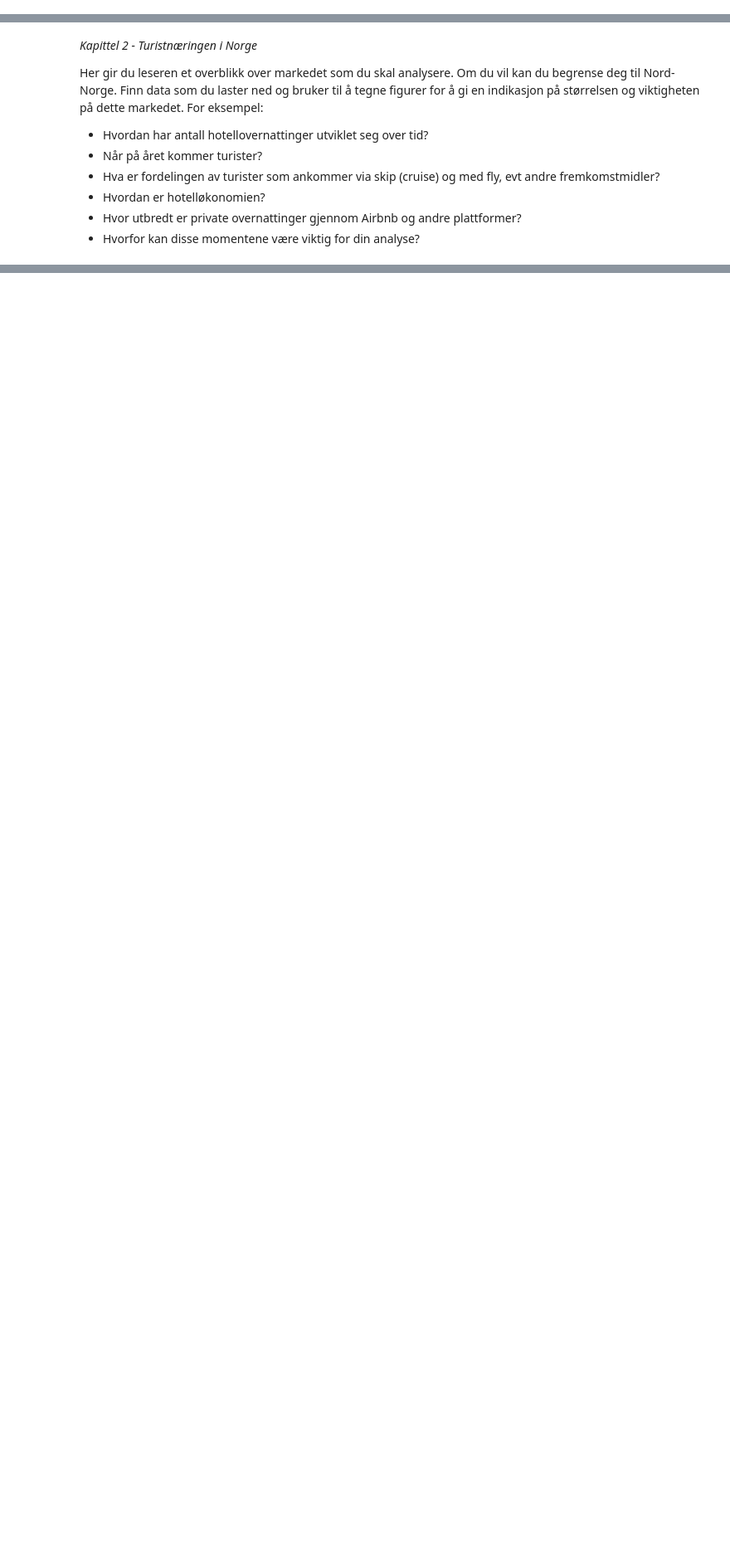
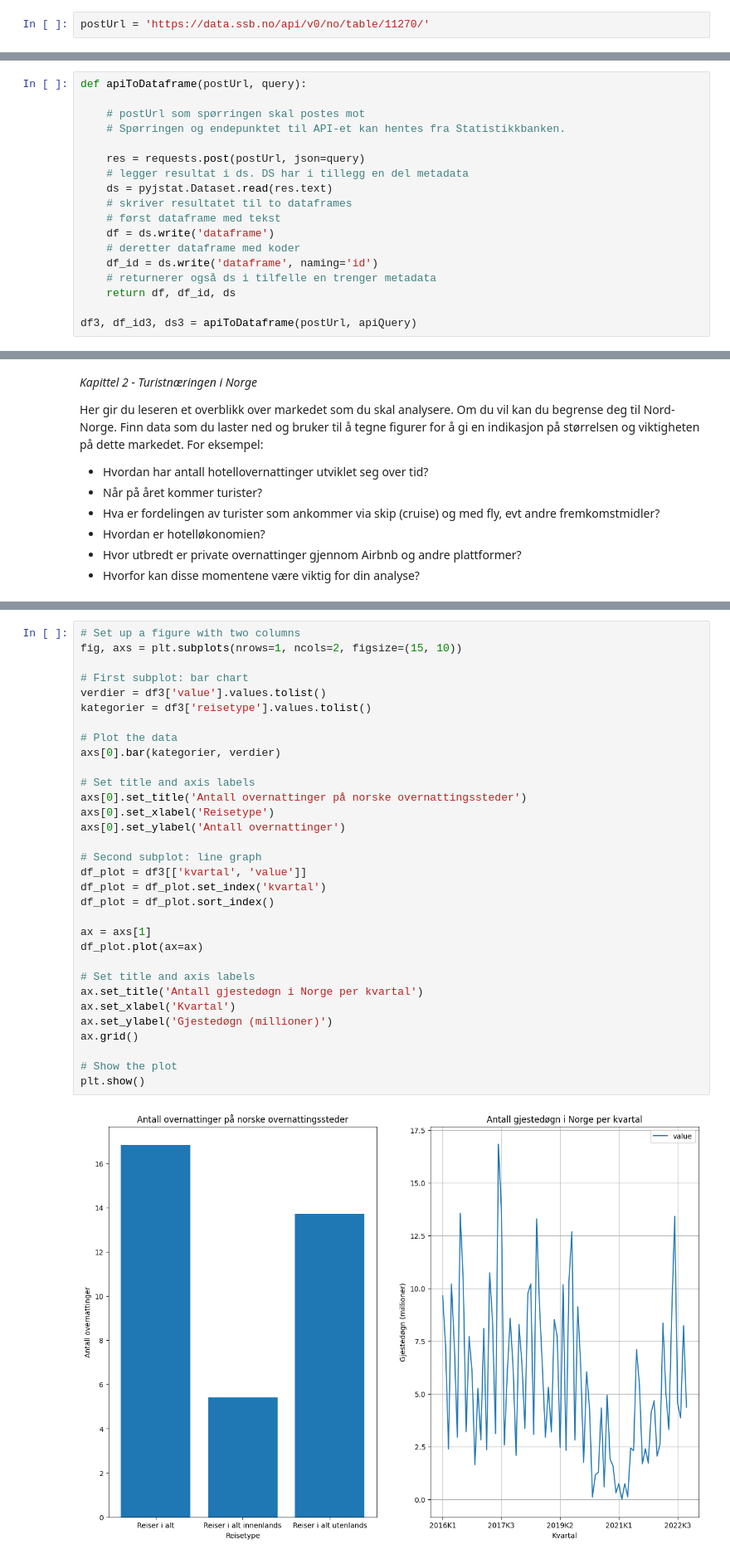
Before and after one commit to Jowiam/Kibisis, a Jupyter notebook: mappe1.ipynb, the cells around one changed output, grey strips where cells are left out. Shown at 83% size. Cells and saved outputs as stored; diff of their text form; blank space fills up the shorter version.

```diff
--- a/mappe1.ipynb
+++ b/mappe1.ipynb
@@ -274,0 +248,2 @@ df2 = df2.rename(columns={'Region': 'Fylke'})
+# %%
+postUrl = 'https://data.ssb.no/api/v0/no/table/11270/'
@@ -275,3 +278,21 @@ df2 = df2.rename(columns={'Region': 'Fylke'})
+# %%
+def apiToDataframe(postUrl, query):
+
+    # postUrl som spørringen skal postes mot
+    # Spørringen og endepunktet til API-et kan hentes fra Statistikkbanken.
+
+    res = requests.post(postUrl, json=query)
+    # legger resultat i ds. DS har i tillegg en del metadata
+    ds = pyjstat.Dataset.read(res.text)
+    # skriver resultatet til to dataframes
+    # først dataframe med tekst
+    df = ds.write('dataframe')
+    # deretter dataframe med koder
+    df_id = ds.write('dataframe', naming='id')
+    # returnerer også ds i tilfelle en trenger metadata
+    return df, df_id, ds
+
+df3, df_id3, ds3 = apiToDataframe(postUrl, apiQuery)
 # %% [markdown]
  *Kapittel 1 - Innledning*
 
@@ -332,0 +360,34 @@ plt.show()
+# %%
+# Set up a figure with two columns
+fig, axs = plt.subplots(nrows=1, ncols=2, figsize=(15, 10))
+
+# First subplot: bar chart
+verdier = df3['value'].values.tolist()
+kategorier = df3['reisetype'].values.tolist()
+
+# Plot the data
+axs[0].bar(kategorier, verdier)
+
+# Set title and axis labels
+axs[0].set_title('Antall overnattinger på norske overnattingssteder')
+axs[0].set_xlabel('Reisetype')
+axs[0].set_ylabel('Antall overnattinger')
+
+# Second subplot: line graph
+df_plot = df3[['kvartal', 'value']]
+df_plot = df_plot.set_index('kvartal')
+df_plot = df_plot.sort_index()
+
+ax = axs[1]
+df_plot.plot(ax=ax)
+
+# Set title and axis labels
+ax.set_title('Antall gjestedøgn i Norge per kvartal')
+ax.set_xlabel('Kvartal')
+ax.set_ylabel('Gjestedøgn (millioner)')
+ax.grid()
+
+# Show the plot
+plt.show()
+# %% [output]
+[figure, added]
```
Also changed, not shown: parts of 7 cells of this notebook.
